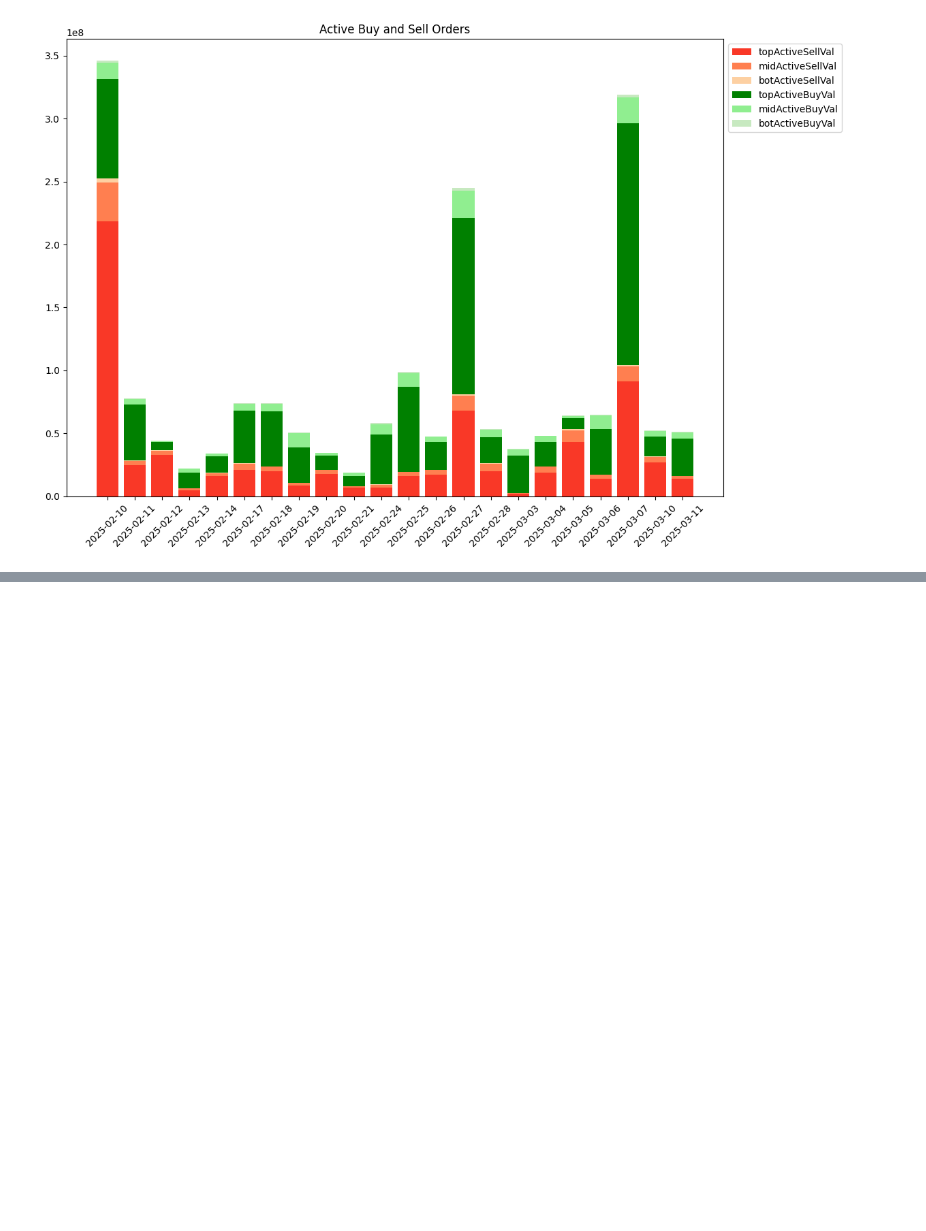
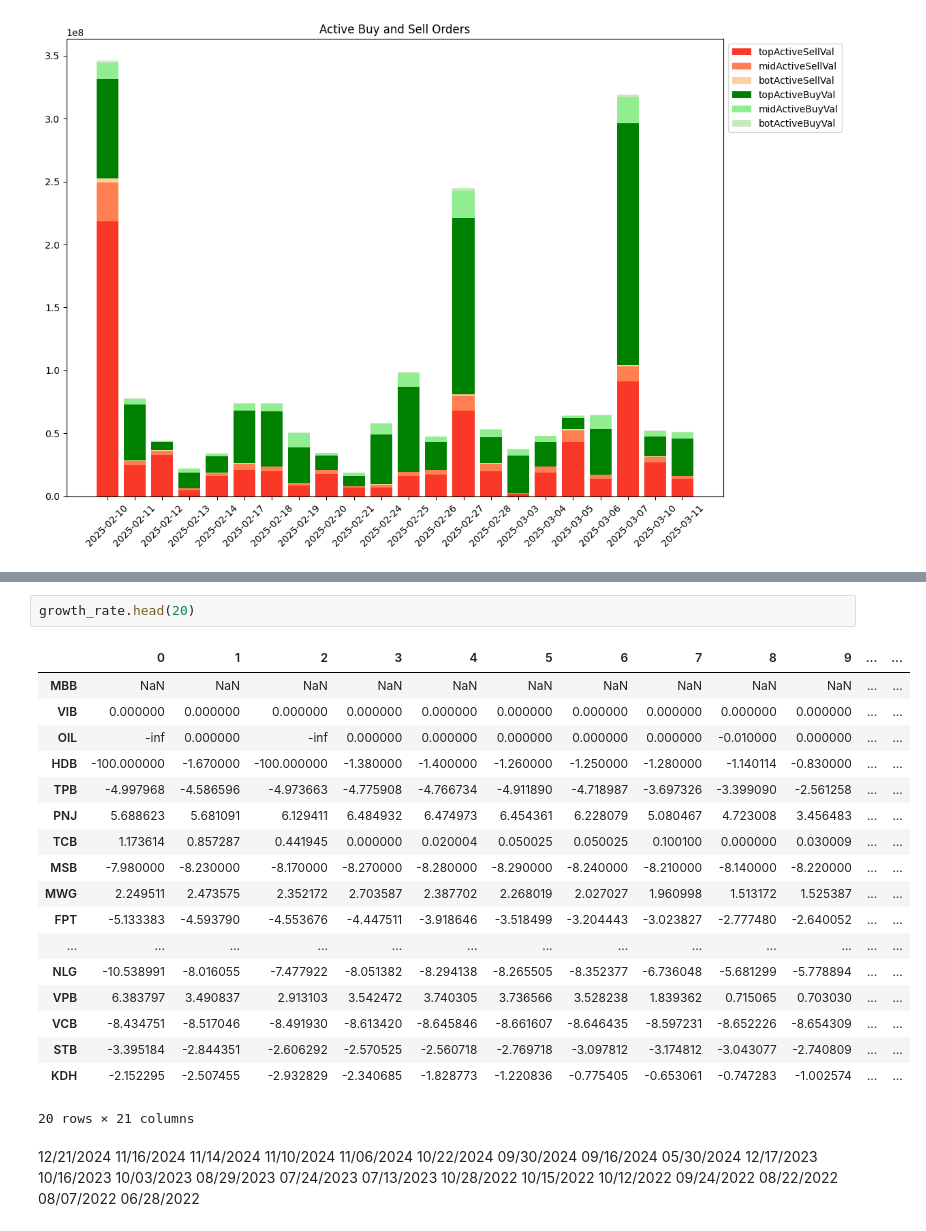
Before and after one commit to vinhnguyen-22/Vincent-Stock-Dashboard, a Jupyter notebook: notebooks/Optimize_portfolio.ipynb, the cells around one changed output, grey strips where cells are left out. Drawn from its saved outputs; the diff is of its cells as text; blank space fills up the shorter version.

```diff
--- a/notebooks/Optimize_portfolio.ipynb
+++ b/notebooks/Optimize_portfolio.ipynb
@@ -299,0 +431,44 @@ plt.show()
+# %%
+growth_rate.head(20)
+# %% [output]
+|  | 0 | 1 | 2 | 3 | 4 | 5 | 6 | 7 | 8 | 9 | ... | ... |
+| MBB | NaN | NaN | NaN | NaN | NaN | NaN | NaN | NaN | NaN | NaN | ... | ... |
+| VIB | 0.000000 | 0.000000 | 0.000000 | 0.000000 | 0.000000 | 0.000000 | 0.000000 | 0.000000 | 0.000000 | 0.000000 | ... | ... |
+| OIL | -inf | 0.000000 | -inf | 0.000000 | 0.000000 | 0.000000 | 0.000000 | 0.000000 | -0.010000 | 0.000000 | ... | ... |
+| HDB | -100.000000 | -1.670000 | -100.000000 | -1.380000 | -1.400000 | -1.260000 | -1.250000 | -1.280000 | -1.140114 | -0.830000 | ... | ... |
+| TPB | -4.997968 | -4.586596 | -4.973663 | -4.775908 | -4.766734 | -4.911890 | -4.718987 | -3.697326 | -3.399090 | -2.561258 | ... | ... |
+| PNJ | 5.688623 | 5.681091 | 6.129411 | 6.484932 | 6.474973 | 6.454361 | 6.228079 | 5.080467 | 4.723008 | 3.456483 | ... | ... |
+| TCB | 1.173614 | 0.857287 | 0.441945 | 0.000000 | 0.020004 | 0.050025 | 0.050025 | 0.100100 | 0.000000 | 0.030009 | ... | ... |
+| MSB | -7.980000 | -8.230000 | -8.170000 | -8.270000 | -8.280000 | -8.290000 | -8.240000 | -8.210000 | -8.140000 | -8.220000 | ... | ... |
+| MWG | 2.249511 | 2.473575 | 2.352172 | 2.703587 | 2.387702 | 2.268019 | 2.027027 | 1.960998 | 1.513172 | 1.525387 | ... | ... |
+| FPT | -5.133383 | -4.593790 | -4.553676 | -4.447511 | -3.918646 | -3.518499 | -3.204443 | -3.023827 | -2.777480 | -2.640052 | ... | ... |
+| ... | ... | ... | ... | ... | ... | ... | ... | ... | ... | ... | ... | ... |
+| NLG | -10.538991 | -8.016055 | -7.477922 | -8.051382 | -8.294138 | -8.265505 | -8.352377 | -6.736048 | -5.681299 | -5.778894 | ... | ... |
+| VPB | 6.383797 | 3.490837 | 2.913103 | 3.542472 | 3.740305 | 3.736566 | 3.528238 | 1.839362 | 0.715065 | 0.703030 | ... | ... |
+| VCB | -8.434751 | -8.517046 | -8.491930 | -8.613420 | -8.645846 | -8.661607 | -8.646435 | -8.597231 | -8.652226 | -8.654309 | ... | ... |
+| STB | -3.395184 | -2.844351 | -2.606292 | -2.570525 | -2.560718 | -2.769718 | -3.097812 | -3.174812 | -3.043077 | -2.740809 | ... | ... |
+| KDH | -2.152295 | -2.507455 | -2.932829 | -2.340685 | -1.828773 | -1.220836 | -0.775405 | -0.653061 | -0.747283 | -1.002574 | ... | ... |
+20 rows × 21 columns
+# %% [markdown]
+12/21/2024
+11/16/2024
+11/14/2024
+11/10/2024
+11/06/2024
+10/22/2024
+09/30/2024
+09/16/2024
+05/30/2024
+12/17/2023
+10/16/2023
+10/03/2023
+08/29/2023
+07/24/2023
+07/13/2023
+10/28/2022
+10/15/2022
+10/12/2022
+09/24/2022
+08/22/2022
+08/07/2022
+06/28/2022
```
Also changed, not shown: parts of 10 cells of this notebook, 6 other files.
